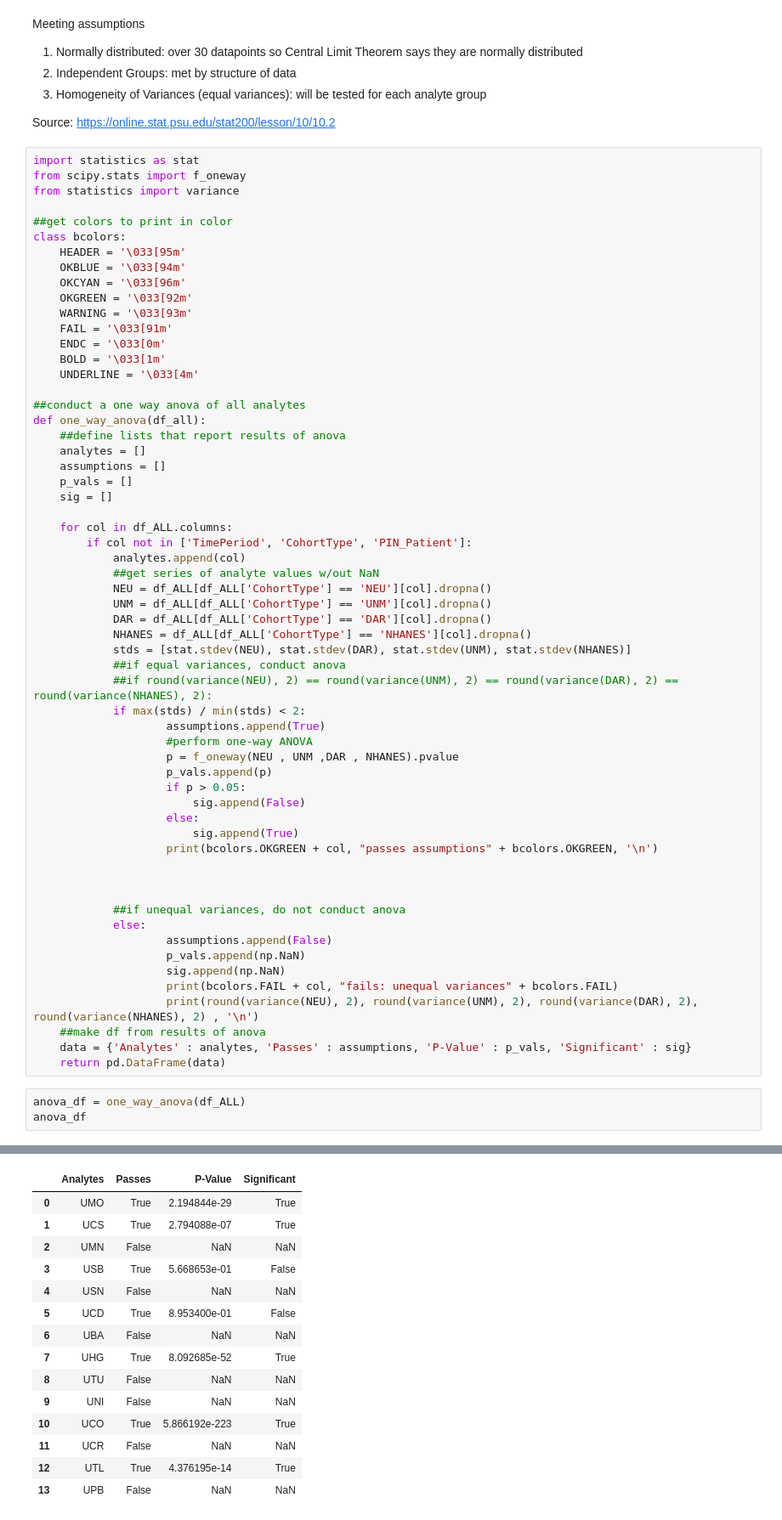
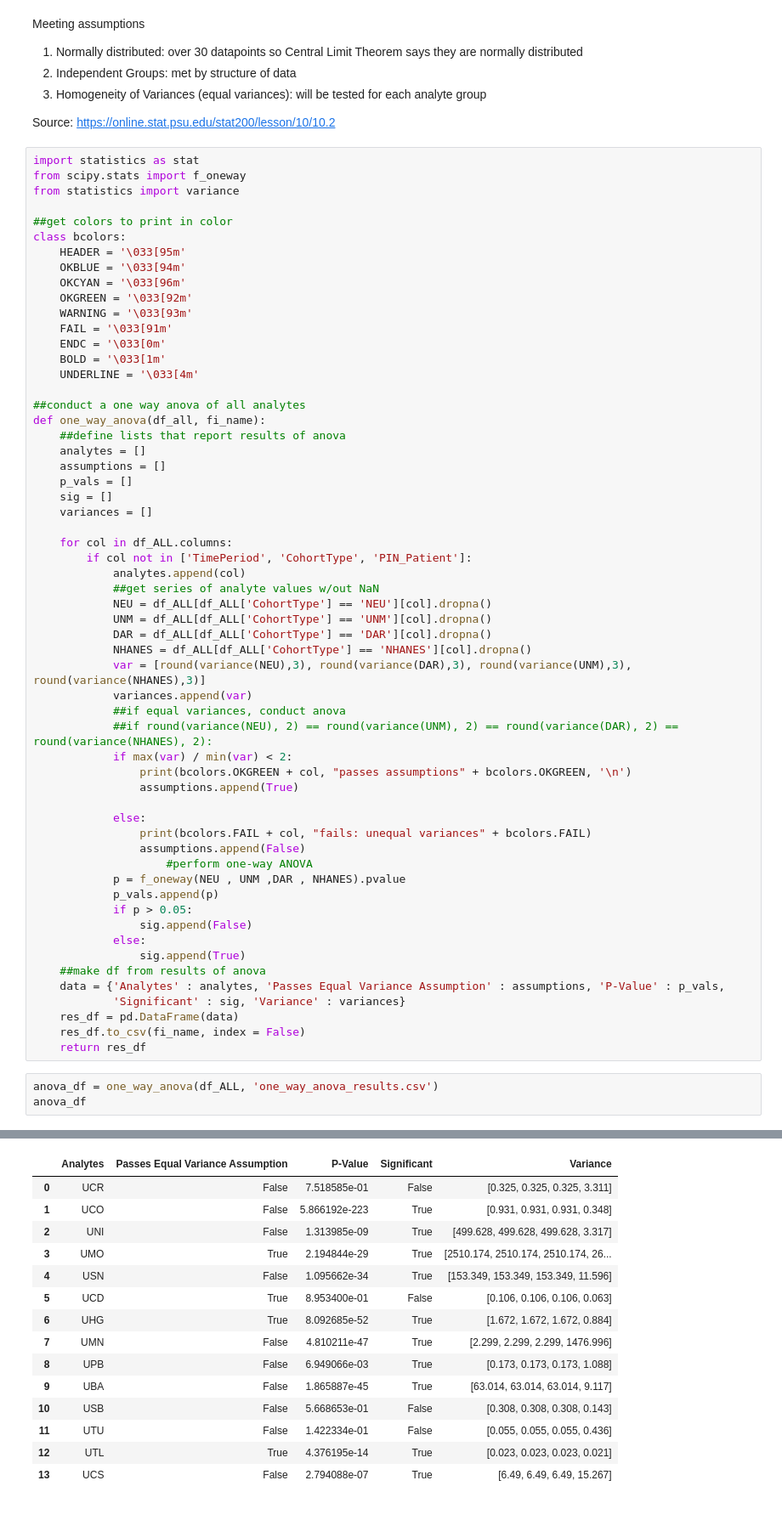
Before and after one commit to agostini01/harmonization-website, a Jupyter notebook: cohorts_proj/jupyter/Distribution Paper JGeller/NHANES template.ipynb, the cells around one changed output, grey strips where cells are left out. Shown: that part at 85% size. Drawn from its saved outputs; the diff is of its cells as text.

```diff
--- a/cohorts_proj/jupyter/Distribution Paper JGeller/NHANES template.ipynb
+++ b/cohorts_proj/jupyter/Distribution Paper JGeller/NHANES template.ipynb
@@ -441,12 +543,13 @@ class bcolors:
     UNDERLINE = '\033[4m'
 
 ##conduct a one way anova of all analytes
-def one_way_anova(df_all):
+def one_way_anova(df_all, fi_name):
     ##define lists that report results of anova
     analytes = []
     assumptions = []
     p_vals = []
     sig = []
+    variances = []
 
     for col in df_ALL.columns:
         if col not in ['TimePeriod', 'CohortType', 'PIN_Patient']:
@@ -456,33 +559,31 @@ def one_way_anova(df_all):
             UNM = df_ALL[df_ALL['CohortType'] == 'UNM'][col].dropna()
             DAR = df_ALL[df_ALL['CohortType'] == 'DAR'][col].dropna()
             NHANES = df_ALL[df_ALL['CohortType'] == 'NHANES'][col].dropna()
-            stds = [stat.stdev(NEU), stat.stdev(DAR), stat.stdev(UNM), stat.stdev(NHANES)]
+            var = [round(variance(NEU),3), round(variance(DAR),3), round(variance(UNM),3), round(variance(NHANES),3)]
+            variances.append(var)
             ##if equal variances, conduct anova
             ##if round(variance(NEU), 2) == round(variance(UNM), 2) == round(variance(DAR), 2) == round(variance(NHANES), 2):
-            if max(stds) / min(stds) < 2:
-                    assumptions.append(True)
+            if max(var) / min(var) < 2:
+                print(bcolors.OKGREEN + col, "passes assumptions" + bcolors.OKGREEN, '\n')
+                assumptions.append(True)
+
+            else:
+                print(bcolors.FAIL + col, "fails: unequal variances" + bcolors.FAIL)
+                assumptions.append(False)
                     #perform one-way ANOVA
-                    p = f_oneway(NEU , UNM ,DAR , NHANES).pvalue
-                    p_vals.append(p)
-                    if p > 0.05:
-                        sig.append(False)
-                    else:
-                        sig.append(True)
-                    print(bcolors.OKGREEN + col, "passes assumptions" + bcolors.OKGREEN, '\n')
-
-
-
-            ##if unequal variances, do not conduct anova
+            p = f_oneway(NEU , UNM ,DAR , NHANES).pvalue
+            p_vals.append(p)
+            if p > 0.05:
+                sig.append(False)
             else:
-                    assumptions.append(False)
-                    p_vals.append(np.NaN)
-                    sig.append(np.NaN)
-                    print(bcolors.FAIL + col, "fails: unequal variances" + bcolors.FAIL)
-                    print(round(variance(NEU), 2), round(variance(UNM), 2), round(variance(DAR), 2), round(variance(NHANES), 2) , '\n')
+                sig.append(True)
     ##make df from results of anova
-    data = {'Analytes' : analytes, 'Passes' : assumptions, 'P-Value' : p_vals, 'Significant' : sig}
-    return pd.DataFrame(data)
+    data = {'Analytes' : analytes, 'Passes Equal Variance Assumption' : assumptions, 'P-Value' : p_vals,
+            'Significant' : sig, 'Variance' : variances}
+    res_df = pd.DataFrame(data)
+    res_df.to_csv(fi_name, index = False)
+    return res_df
 # %%
-anova_df = one_way_anova(df_ALL)
+anova_df = one_way_anova(df_ALL, 'one_way_anova_results.csv')
 anova_df
 # %% [output]
@@ -506,15 +608,15 @@ UPB fails: unequal variances
-|  | Analytes | Passes | P-Value | Significant |
-| 0 | UMO | True | 2.194844e-29 | True |
-| 1 | UCS | True | 2.794088e-07 | True |
-| 2 | UMN | False | NaN | NaN |
-| 3 | USB | True | 5.668653e-01 | False |
-| 4 | USN | False | NaN | NaN |
-| 5 | UCD | True | 8.953400e-01 | False |
-| 6 | UBA | False | NaN | NaN |
-| 7 | UHG | True | 8.092685e-52 | True |
-| 8 | UTU | False | NaN | NaN |
-| 9 | UNI | False | NaN | NaN |
-| 10 | UCO | True | 5.866192e-223 | True |
-| 11 | UCR | False | NaN | NaN |
-| 12 | UTL | True | 4.376195e-14 | True |
-| 13 | UPB | False | NaN | NaN |
+|  | Analytes | Passes Equal Variance Assumption | P-Value | Significant | Variance |
+| 0 | UCR | False | 7.518585e-01 | False | [0.325, 0.325, 0.325, 3.311] |
+| 1 | UCO | False | 5.866192e-223 | True | [0.931, 0.931, 0.931, 0.348] |
+| 2 | UNI | False | 1.313985e-09 | True | [499.628, 499.628, 499.628, 3.317] |
+| 3 | UMO | True | 2.194844e-29 | True | [2510.174, 2510.174, 2510.174, 26... |
+| 4 | USN | False | 1.095662e-34 | True | [153.349, 153.349, 153.349, 11.596] |
+| 5 | UCD | True | 8.953400e-01 | False | [0.106, 0.106, 0.106, 0.063] |
+| 6 | UHG | True | 8.092685e-52 | True | [1.672, 1.672, 1.672, 0.884] |
+| 7 | UMN | False | 4.810211e-47 | True | [2.299, 2.299, 2.299, 1476.996] |
+| 8 | UPB | False | 6.949066e-03 | True | [0.173, 0.173, 0.173, 1.088] |
+| 9 | UBA | False | 1.865887e-45 | True | [63.014, 63.014, 63.014, 9.117] |
+| 10 | USB | False | 5.668653e-01 | False | [0.308, 0.308, 0.308, 0.143] |
+| 11 | UTU | False | 1.422334e-01 | False | [0.055, 0.055, 0.055, 0.436] |
+| 12 | UTL | True | 4.376195e-14 | True | [0.023, 0.023, 0.023, 0.021] |
+| 13 | UCS | False | 2.794088e-07 | True | [6.49, 6.49, 6.49, 15.267] |
```
Also changed, not shown: parts of 39 cells of this notebook.
